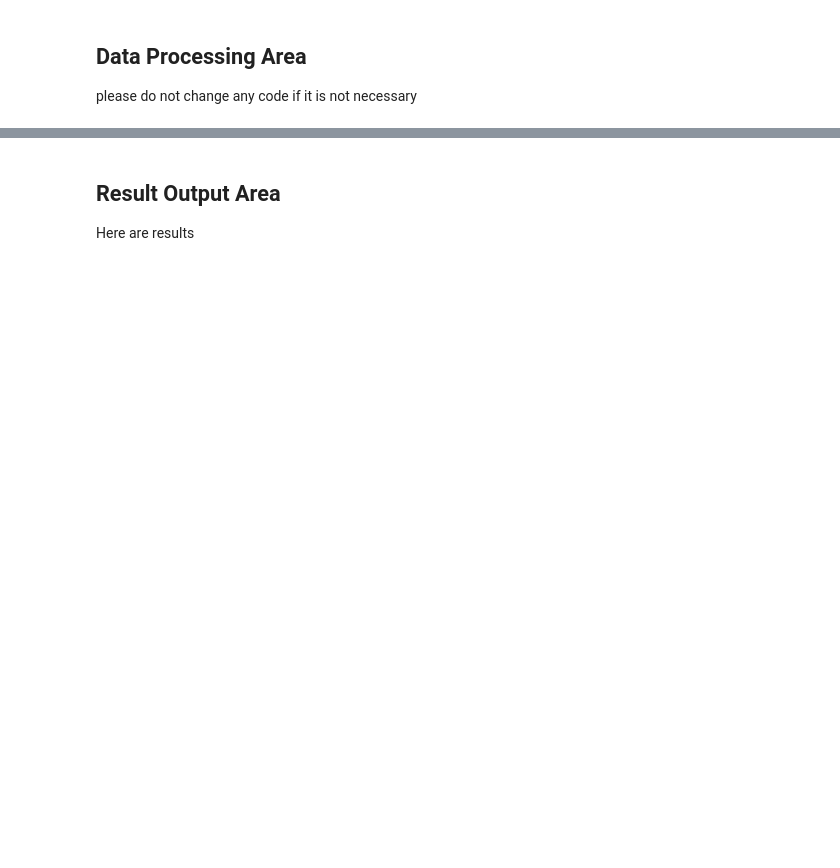
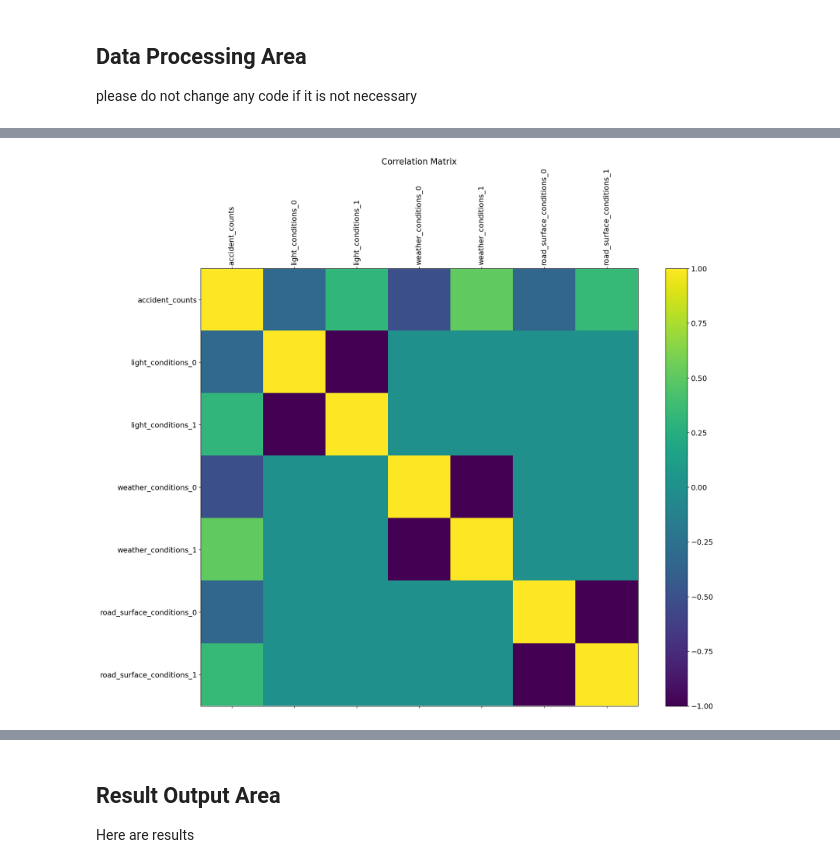
Before and after one commit to X-Fan-Jack/CASA05_quantitative_methods, a Jupyter notebook: qm_presentation_Multiple_Regression.ipynb, the cells around one changed output, grey strips where cells are left out. Cells and saved outputs as stored; diff of their text form; code cells hidden in the pictures; blank space fills up the shorter version.

```diff
--- a/qm_presentation_Multiple_Regression.ipynb
+++ b/qm_presentation_Multiple_Regression.ipynb
@@ -190,0 +252,5 @@ model_accident = sm.OLS(endog=accident_final[['accident_counts']], exog=sm.add_c
+# %%
+# get the feild by factors
+sub_csv_test = csv_1[["light_conditions", "weather_conditions", "road_surface_conditions"]].reset_index()
+sub_csv_test = sub_csv_test[["light_conditions", "weather_conditions", "road_surface_conditions"]]
+sub_csv_test.head()
@@ -190,0 +264,24 @@ model_accident = sm.OLS(endog=accident_final[['accident_counts']], exog=sm.add_c
+# %%
+# generate the value
+# light: 1-1 4567-0
+# weather: 14-1 23567-0
+# road: 1-1 234567-0
+
+for index in range(len(sub_csv_test)):
+    if np.isin(sub_csv_test.loc[index][0], [1]):
+        sub_csv_test.loc[index][0] = 1
+    else:
+        sub_csv_test.loc[index][0] = 0
+
+    if np.isin(sub_csv_test.loc[index][1], [1,4]):
+        sub_csv_test.loc[index][1] = 1
+    else:
+        sub_csv_test.loc[index][1] = 0
+
+    if np.isin(sub_csv_test.loc[index][2], [1]):
+        sub_csv_test.loc[index][2] = 1
+    else:
+        sub_csv_test.loc[index][2] = 0
+
+
+sub_csv_test.head()
@@ -190,0 +295,5 @@ model_accident = sm.OLS(endog=accident_final[['accident_counts']], exog=sm.add_c
+# %%
+# calculate the cases number of each type
+accident_count_test = sub_csv_test.groupby(["light_conditions", "weather_conditions", "road_surface_conditions"]).size().reset_index(name='accident_counts')
+# accident_count.info()
+accident_count_test
@@ -190,0 +310,7 @@ model_accident = sm.OLS(endog=accident_final[['accident_counts']], exog=sm.add_c
+# %%
+# reform the df to do dummy
+accident_count_test[["light_conditions", "weather_conditions", "road_surface_conditions"]] = accident_count[["light_conditions", "weather_conditions", "road_surface_conditions"]].astype(object)
+
+# get dummy
+accident_numeric_test = pd.get_dummies(accident_count_test)
+accident_numeric_test
@@ -190,0 +327,4 @@ model_accident = sm.OLS(endog=accident_final[['accident_counts']], exog=sm.add_c
+# %%
+get_cm_by_df(accident_numeric_test)
+# %% [output]
+[figure, added]
```
Also changed, not shown: parts of 21 cells of this notebook.
